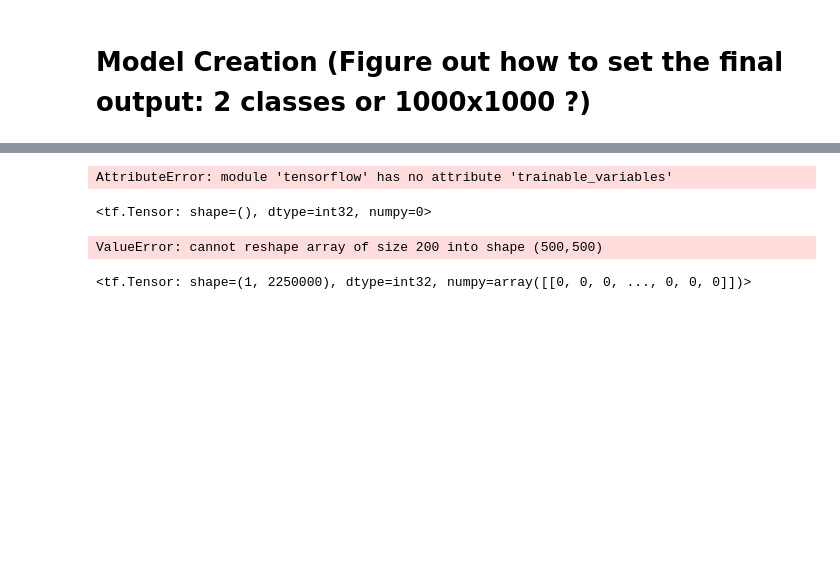
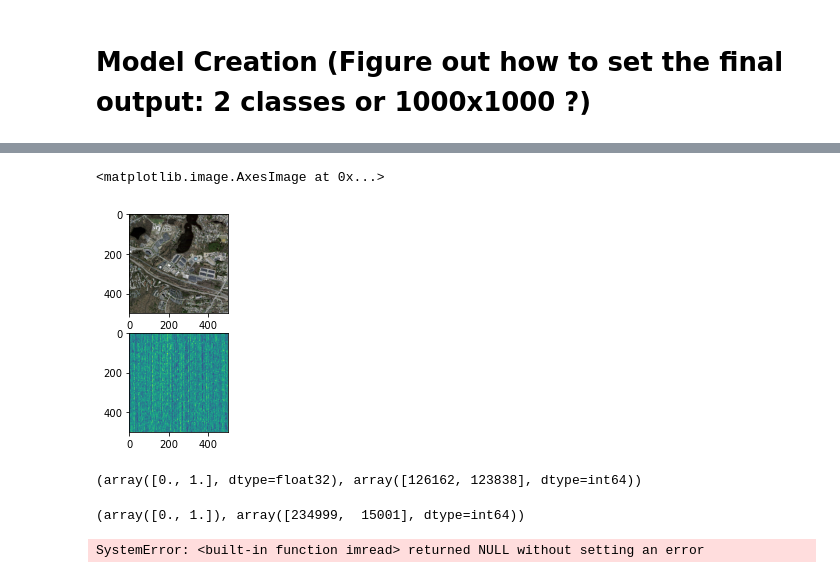
Before and after one commit to anikethsuresh/Massachusetts-Road-Prediction, a Jupyter notebook: main.ipynb, the cells around one changed output, grey strips where cells are left out. Saved outputs shown, nothing was run; the diff lists cells and outputs as text; code cells hidden in the pictures; blank space fills up the shorter version.

```diff
--- a/main.ipynb
+++ b/main.ipynb
@@ -187,0 +196,14 @@ model = tf.keras.Sequential([ resnet,
+# %%
+model = tf.keras.Sequential([
+        tf.keras.layers.Conv2D(1000, 5,input_shape=(500,500,3), padding='same'),
+        tf.keras.layers.Conv2D(512, 2),
+        tf.keras.layers.Conv2D(256, 2),
+        tf.keras.layers.Conv2D(100, 5),
+        tf.keras.layers.Conv2D(50, 5),
+        tf.keras.layers.Conv2D(1, 5),
+        tf.keras.layers.Conv2D(1, 5),
+        tf.keras.layers.Dense(2500),
+        tf.keras.layers.Flatten(),
+        Argmax()
+                            ])
+model.summary()
@@ -210,21 +261,21 @@ _________________________________________________________________
 # %%
 def myLoss(y_true, y_pred):
-#     flatten = tf.keras.backend.flatten(y_pred)
-    reshaped = tf.keras.backend.reshape(y_pred, (-1,2))
-    argmax = tf.cast(tf.keras.backend.argmax(reshaped), tf.int32)
-    print(y_true)
-    print(argmax)
-    loss = tf.keras.losses.mean_squared_error(y_true, argmax)
+# #     flatten = tf.keras.backend.flatten(y_pred)
+#     reshaped = tf.keras.backend.reshape(y_pred, (-1,2))
+#     argmax = tf.cast(tf.keras.backend.argmax(y_pred), tf.int32)
+#     print(y_true)
+#     print(argmax)
+    loss = tf.keras.losses.mean_squared_error(y_true, y_pred)
     return loss
 
 # loss_fn = tf.keras.losses.MeanSquaredError()
 # %%
 model.compile(optimizer='adam',
-              loss="mse",
+              loss=myLoss,
               metrics=['accuracy'])
 # %%
 # for layer in model.layers:
 #     layer.add_loss(losses=tf.keras.losses.MeanSquaredError())
 # %%
-model.fit(train_data.dataset, verbose=1, epochs=5)
+model.fit(train_data.dataset, verbose=1, epochs=1)
 # %% [output]
@@ -237,22 +284,25 @@ ValueError: in user code:
-# %%
-tf.trainable_variables()
-# %% [output]
-AttributeError: module 'tensorflow' has no attribute 'trainable_variables'
-# %%
-x = tuple(train_data.dataset.take(1))[0][1]
-loss_fn(x,x)
-# model(tuple(train_data.dataset.take(1))[0][0])
-# tuple(train_data.dataset.take(1))[0][1]
-# %% [output]
-<tf.Tensor: shape=(), dtype=int32, numpy=0>
 # %%
+fig, axs = plt.subplots(2)
 test_result = model.predict(tuple(train_data.dataset.take(1))[0][0][:1]).reshape((500,500))
-plt.imshow(test_result)
-# tuple(train_data.dataset.take(1))[0][0][:1]
+axs[0].imshow(tuple(train_data.dataset.take(1))[0][0][1])
+axs[1].imshow(test_result)
+# tuple(train_data.dataset.take(1))[0][0][1].numpy()
 # %% [output]
-ValueError: cannot reshape array of size 200 into shape (500,500)
+<matplotlib.image.AxesImage at 0x...>
+[figure, added]
 # %%
-# tf.image.resize(tuple(train_data.dataset.take(1))[0][1][:1], [500,500])
-tuple(train_data.dataset.take(1))[0][1][:1]
+# Result data
+np.unique(model(tuple(train_data.dataset.take(1))[0][0][:1]).numpy(), return_counts=True)
 # %% [output]
-<tf.Tensor: shape=(1, 2250000), dtype=int32, numpy=array([[0, 0, 0, ..., 0, 0, 0]])>
+(array([0., 1.], dtype=float32), array([126162, 123838], dtype=int64))
+# %%
+np.unique((tuple(train_data.dataset.take(1))[0][1][:1]).numpy(), return_counts=True)
+# %% [output]
+(array([0., 1.]), array([234999,  15001], dtype=int64))
+# %%
+# Image.fromarray(test_result)
+# im.save('test.jpg')
+# plt.savefig(test_result)
+cv2.imread(test_result)
+# %% [output]
+SystemError: <built-in function imread> returned NULL without setting an error
```
Also changed, not shown: parts of 12 cells of this notebook.
